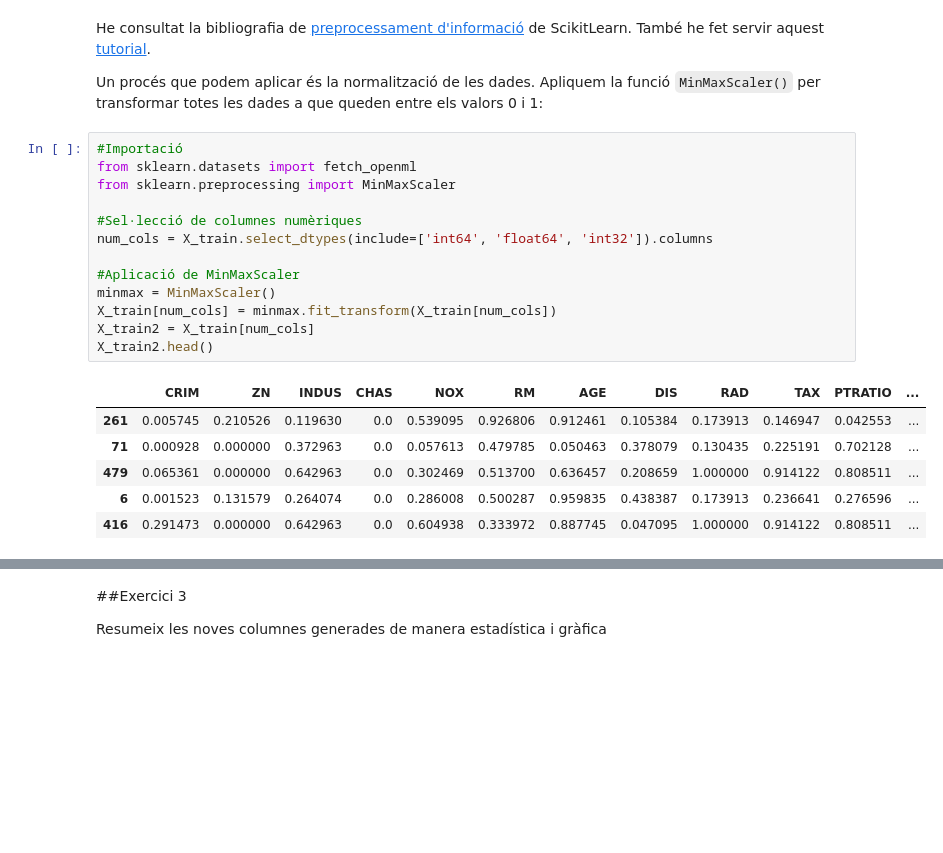
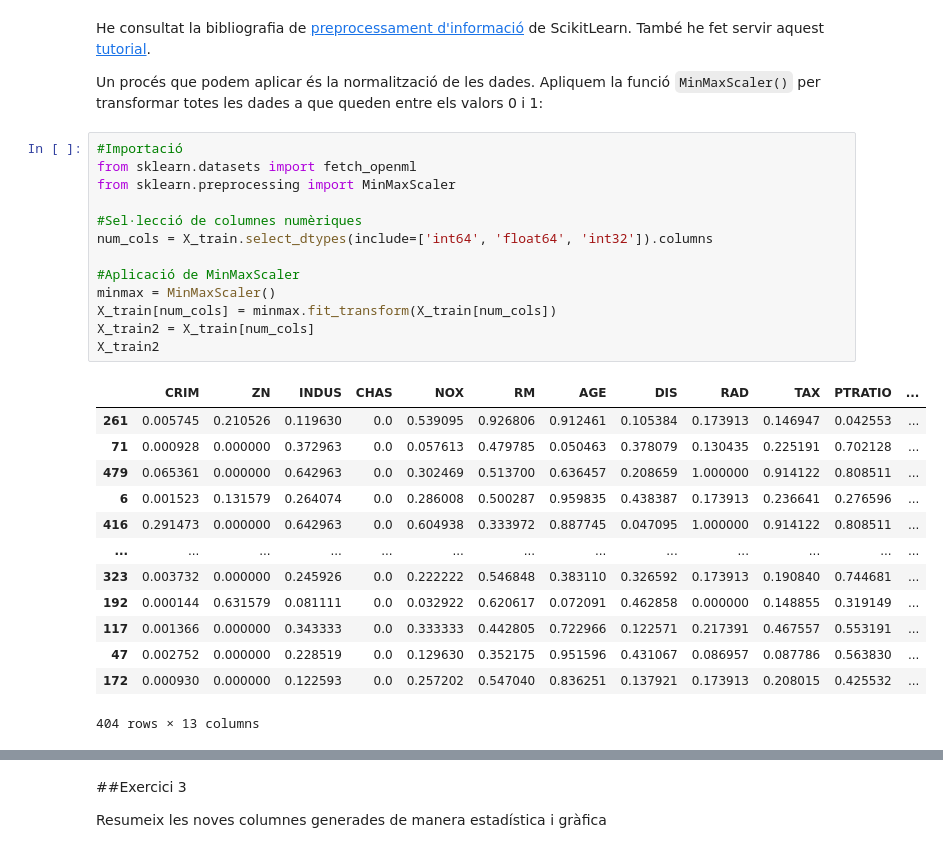
Before and after one commit to davifebdn/SkLearn_Train_Test, a Jupyter notebook: Tasca_M5_T02.ipynb, the cells around one changed output, grey strips where cells are left out. Cells and saved outputs as stored; diff of their text form; blank space fills up the shorter version.

```diff
--- a/Tasca_M5_T02.ipynb
+++ b/Tasca_M5_T02.ipynb
@@ -277,20 +277,27 @@ Un procés que podem aplicar és la normalització de les dades. Apliquem la fun
 # %%
 #Importació
 from sklearn.datasets import fetch_openml
 from sklearn.preprocessing import MinMaxScaler
 
 #Sel·lecció de columnes numèriques
 num_cols = X_train.select_dtypes(include=['int64', 'float64', 'int32']).columns
 
 #Aplicació de MinMaxScaler
 minmax = MinMaxScaler()
 X_train[num_cols] = minmax.fit_transform(X_train[num_cols])
 X_train2 = X_train[num_cols]
-X_train2.head()
+X_train2
 # %% [output]
 |  | CRIM | ZN | INDUS | CHAS | NOX | RM | AGE | DIS | RAD | TAX | PTRATIO | ... |
 | 261 | 0.005745 | 0.210526 | 0.119630 | 0.0 | 0.539095 | 0.926806 | 0.912461 | 0.105384 | 0.173913 | 0.146947 | 0.042553 | ... |
 | 71 | 0.000928 | 0.000000 | 0.372963 | 0.0 | 0.057613 | 0.479785 | 0.050463 | 0.378079 | 0.130435 | 0.225191 | 0.702128 | ... |
 | 479 | 0.065361 | 0.000000 | 0.642963 | 0.0 | 0.302469 | 0.513700 | 0.636457 | 0.208659 | 1.000000 | 0.914122 | 0.808511 | ... |
 | 6 | 0.001523 | 0.131579 | 0.264074 | 0.0 | 0.286008 | 0.500287 | 0.959835 | 0.438387 | 0.173913 | 0.236641 | 0.276596 | ... |
 | 416 | 0.291473 | 0.000000 | 0.642963 | 0.0 | 0.604938 | 0.333972 | 0.887745 | 0.047095 | 1.000000 | 0.914122 | 0.808511 | ... |
+| ... | ... | ... | ... | ... | ... | ... | ... | ... | ... | ... | ... | ... |
+| 323 | 0.003732 | 0.000000 | 0.245926 | 0.0 | 0.222222 | 0.546848 | 0.383110 | 0.326592 | 0.173913 | 0.190840 | 0.744681 | ... |
+| 192 | 0.000144 | 0.631579 | 0.081111 | 0.0 | 0.032922 | 0.620617 | 0.072091 | 0.462858 | 0.000000 | 0.148855 | 0.319149 | ... |
+| 117 | 0.001366 | 0.000000 | 0.343333 | 0.0 | 0.333333 | 0.442805 | 0.722966 | 0.122571 | 0.217391 | 0.467557 | 0.553191 | ... |
+| 47 | 0.002752 | 0.000000 | 0.228519 | 0.0 | 0.129630 | 0.352175 | 0.951596 | 0.431067 | 0.086957 | 0.087786 | 0.563830 | ... |
+| 172 | 0.000930 | 0.000000 | 0.122593 | 0.0 | 0.257202 | 0.547040 | 0.836251 | 0.137921 | 0.173913 | 0.208015 | 0.425532 | ... |
+404 rows × 13 columns
```
Also changed, not shown: parts of 10 cells of this notebook.
